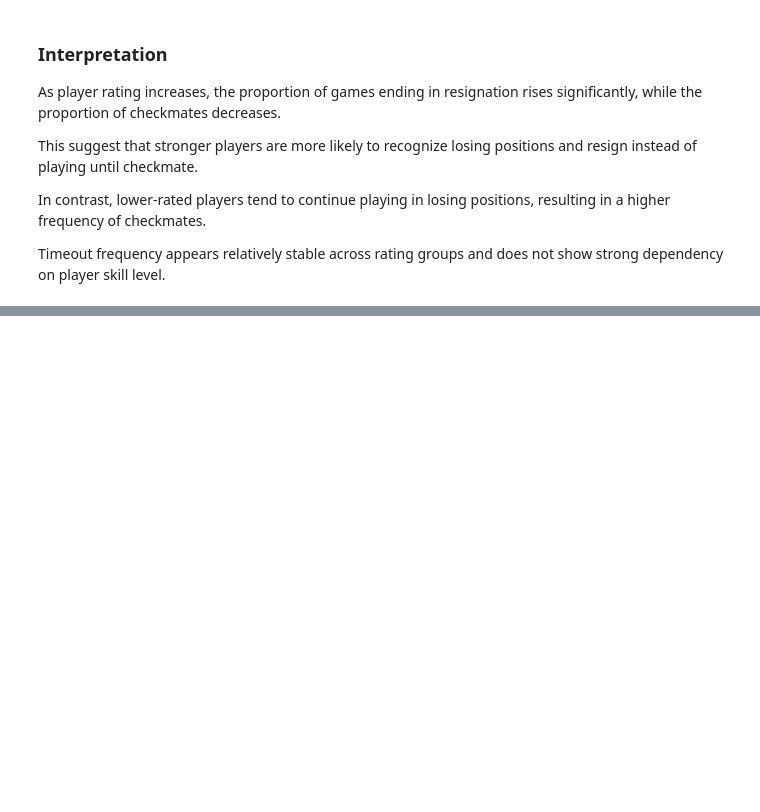
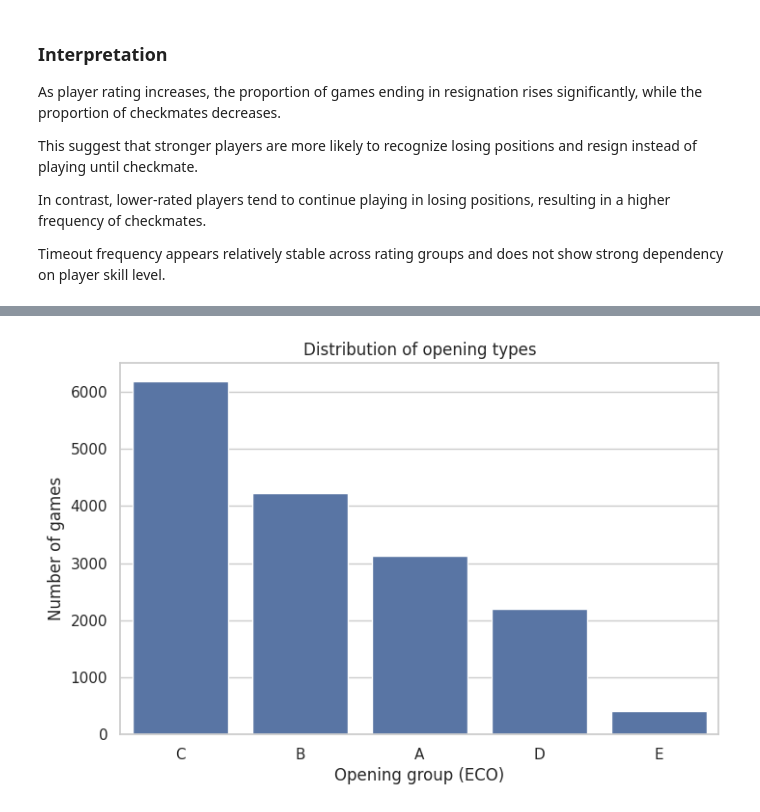
Before and after one commit to Michau1991/chess-game-outcomes-analysis, a Jupyter notebook: notebooks/Chess_games_outcome_analysis.ipynb, the cells around one changed output, grey strips where cells are left out. Cells and saved outputs as stored; diff of their text form; code cells hidden in the pictures; blank space fills up the shorter version.

```diff
--- a/notebooks/Chess_games_outcome_analysis.ipynb
+++ b/notebooks/Chess_games_outcome_analysis.ipynb
@@ -256,0 +265,2 @@ Timeout frequency appears relatively stable across rating groups and does not sh
+# %%
+df_clean["opening_group"] = df_clean["opening_eco"].str[0]
@@ -256,0 +277,16 @@ Timeout frequency appears relatively stable across rating groups and does not sh
+# %%
+plt.figure(figsize=(8,5))
+
+sns.countplot(
+    data=df_clean,
+    x="opening_group",
+    order=df_clean["opening_group"].value_counts().index
+)
+
+plt.title("Distribution of opening types")
+plt.xlabel("Opening group (ECO)")
+plt.ylabel("Number of games")
+
+plt.show()
+# %% [output]
+[figure, added]
```
Also changed, not shown: parts of 3 cells of this notebook.
